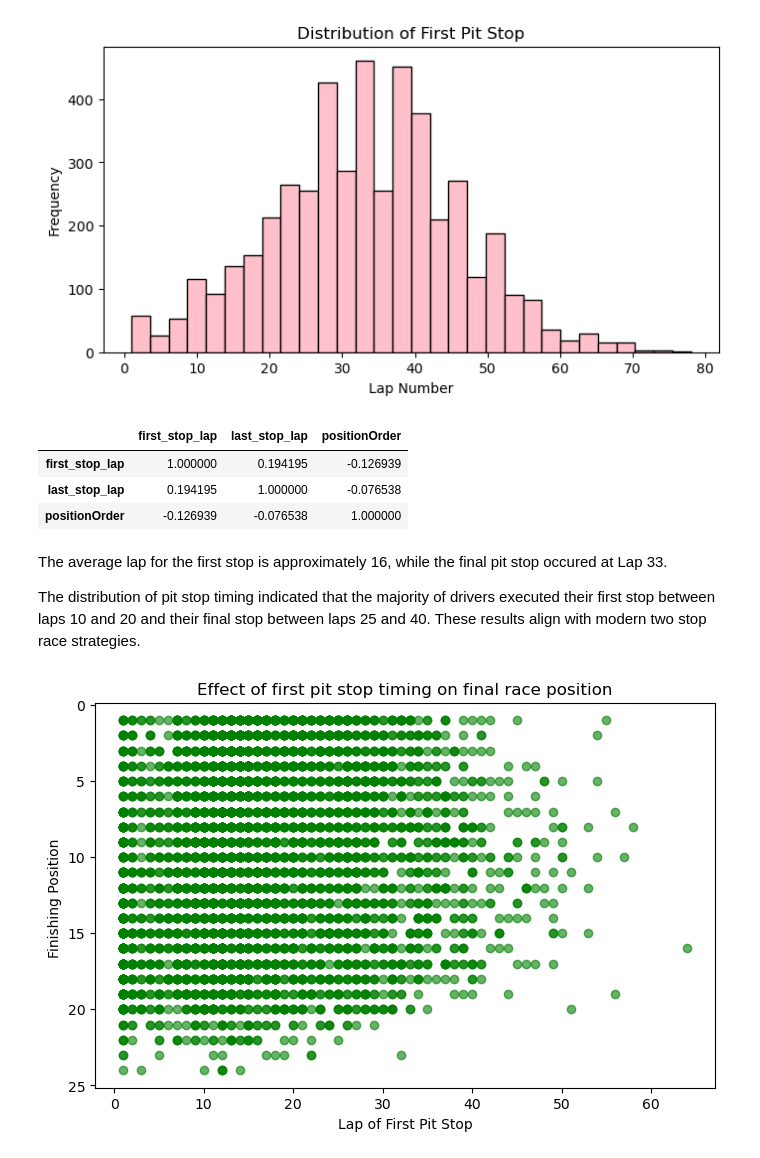
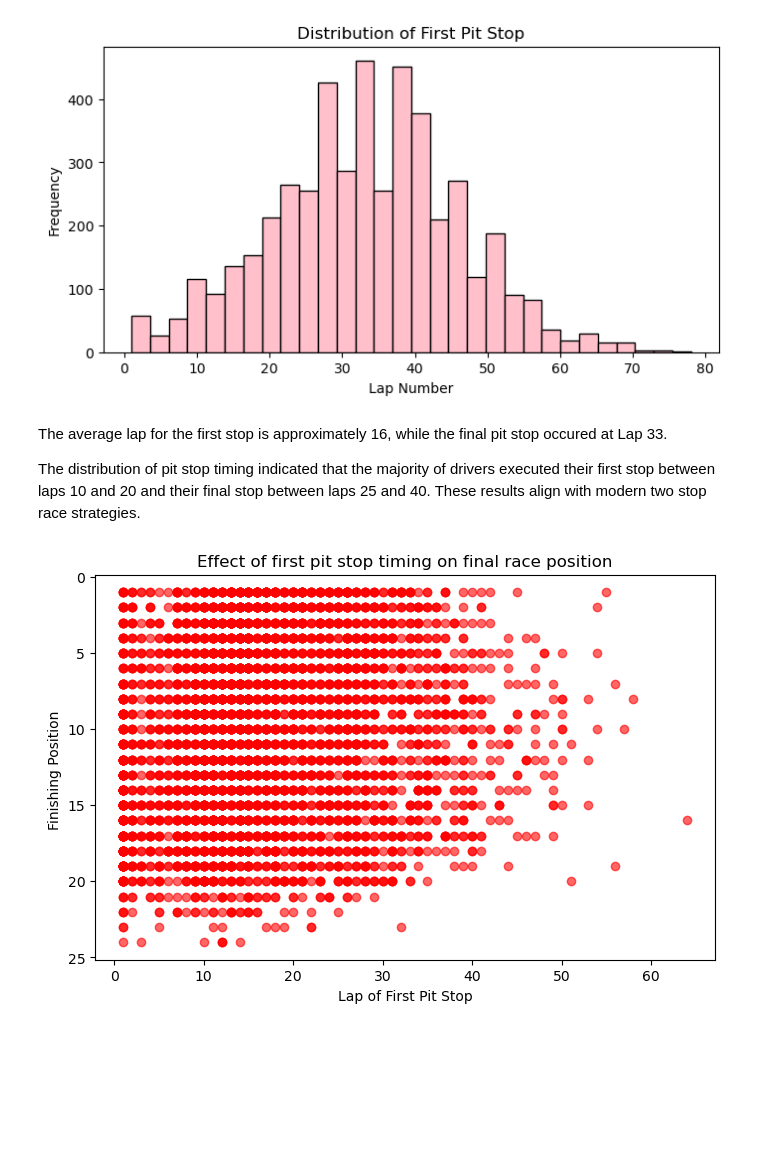
Before and after one commit to mahaejaz2699/Dissertation, a Jupyter notebook: data.ipynb, the cells around one changed output. Drawn from its saved outputs; the diff is of its cells as text; code cells hidden in the pictures; blank space fills up the shorter version.

```diff
--- a/data.ipynb
+++ b/data.ipynb
@@ -580,13 +580,6 @@ plt.ylabel('Frequency')
 plt.show()
 # %% [output]
 [figure]
-# %%
-df_nonzero[['first_stop_lap', 'last_stop_lap', 'positionOrder']].corr()
-# %% [output]
-|  | first_stop_lap | last_stop_lap | positionOrder |
-| first_stop_lap | 1.000000 | 0.194195 | -0.126939 |
-| last_stop_lap | 0.194195 | 1.000000 | -0.076538 |
-| positionOrder | -0.126939 | -0.076538 | 1.000000 |
 # %% [markdown]
 The average lap for the first stop is approximately 16, while the final pit stop occured at Lap 33.
 
@@ -594,12 +587,12 @@ The distribution of pit stop timing indicated that the majority of drivers execu
 # %%
 #Effect of first pit stop timing on final race position
 
 plt.figure(figsize = (8,5))
-plt.scatter(df_nonzero['first_stop_lap'], df_nonzero['positionOrder'], alpha=0.6, color='green')
+plt.scatter(df_nonzero['first_stop_lap'], df_nonzero['positionOrder'], alpha=0.6, color='red')
 plt.title('Effect of first pit stop timing on final race position')
 plt.xlabel('Lap of First Pit Stop')
 plt.ylabel('Finishing Position ')
 plt.gca().invert_yaxis()
 plt.show()
 # %% [output]
-[figure, old version]
+[figure, new version]
```
Also changed, not shown: parts of 16 cells of this notebook.
